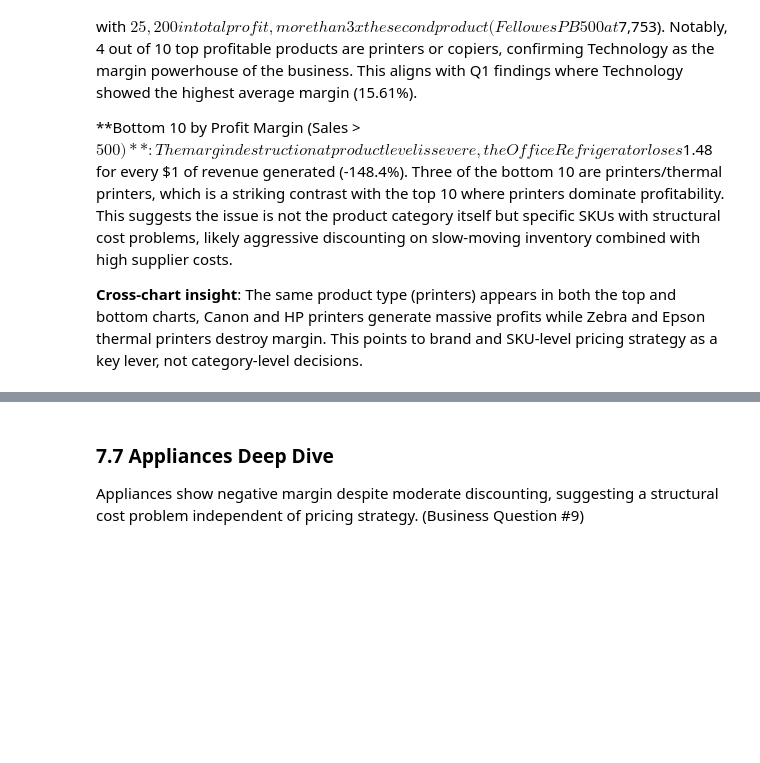
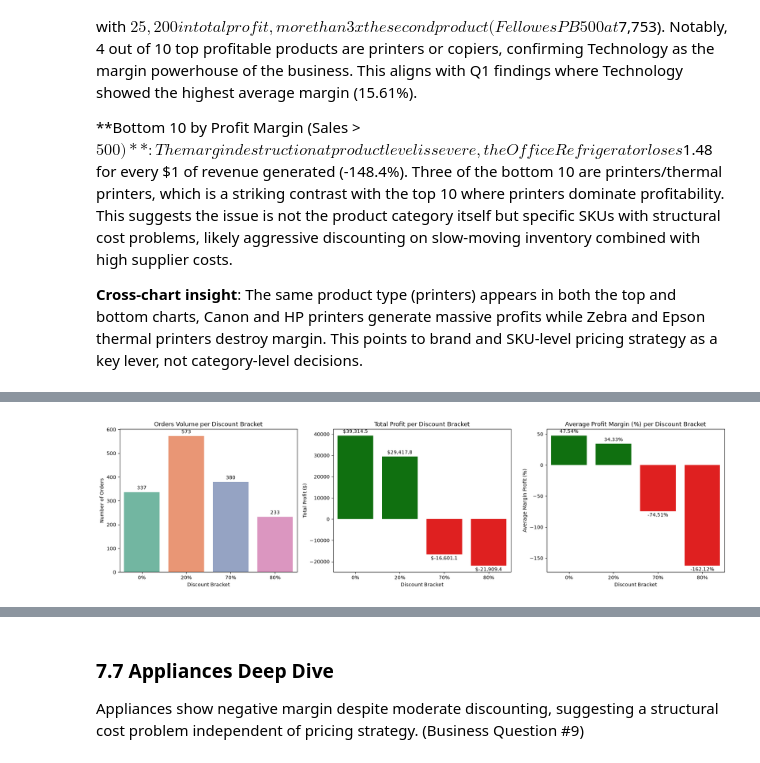
Before and after one commit to l7g/portfolio-data-analyst, a Jupyter notebook: project-1-superstore/notebook.ipynb, the cells around one changed output, grey strips where cells are left out. Saved outputs shown, nothing was run; the diff lists cells and outputs as text; code cells hidden in the pictures; blank space fills up the shorter version.

```diff
--- a/project-1-superstore/notebook.ipynb
+++ b/project-1-superstore/notebook.ipynb
@@ -716,0 +723,51 @@ Investigating the Binders anomaly: extreme discount rate and negative margin yet
+# %%
+binders_data = (
+    superstore_clean[superstore_clean.sub_category == 'Binders']
+    .groupby('discount')
+    .agg(
+        orders_volume=('order_id', 'count'),
+        total_sales=('sales', 'sum'),
+        total_profit=('profit', 'sum'),
+        avg_margin=('profit_margin', 'mean')
+    )
+    .reset_index()
+)
+
+total_profit_colors = ['red' if v < 0 else 'green' for v in binders_data.total_profit]
+avg_margin_colors = ['red' if v < 0 else 'green' for v in binders_data.avg_margin]
+discount_labels = ['0%', '20%', '70%', '80%']
+
+fig, axes = plt.subplots(1, 3, figsize=(18,5), sharey=False)
+
+sns.barplot(data=binders_data, x='discount', y='orders_volume', ax=axes[0], hue='discount', palette='Set2', legend=False)
+axes[0].set_title('Orders Volume per Discount Bracket')
+axes[0].set_xlabel('Discount Bracket')
+axes[0].set_ylabel('Number of Orders')
+axes[0].set_xticks(range(len(discount_labels)))
+axes[0].set_xticklabels(discount_labels)
+for container in axes[0].containers:
+    axes[0].bar_label(container, fmt=lambda x: f"{x:.0f}", padding=3, fontsize=10)
+
+sns.barplot(data=binders_data, x='discount', y='total_profit', ax=axes[1], hue='discount', palette=total_profit_colors, legend=False)
+axes[1].set_title('Total Profit per Discount Bracket')
+axes[1].set_xlabel('Discount Bracket')
+axes[1].set_ylabel('Total Profit ($)')
+axes[1].set_xticks(range(len(discount_labels)))
+axes[1].set_xticklabels(discount_labels)
+for container in axes[1].containers:
+    axes[1].bar_label(container, fmt=lambda x: f"${x:,.1f}", padding=3, fontsize=10)
+
+sns.barplot(data=binders_data, x='discount', y='avg_margin', ax=axes[2], hue='discount', palette=avg_margin_colors, legend=False)
+axes[2].set_title('Average Profit Margin (%) per Discount Bracket')
+axes[2].set_xlabel('Discount Bracket')
+axes[2].set_ylabel('Average Margin Profit (%)')
+axes[2].set_xticks(range(len(discount_labels)))
+axes[2].set_xticklabels(discount_labels)
+for container in axes[2].containers:
+    axes[2].bar_label(container, fmt=lambda x: f"{x:.2f}%", padding=3, fontsize=10)
+
+plt.tight_layout()
+fig.savefig('./figures/7.6_binders_deep_dive.png')
+plt.show()
+# %% [output]
+[figure, added]
```
Also changed, not shown: parts of 3 cells of this notebook, 4 other files.
